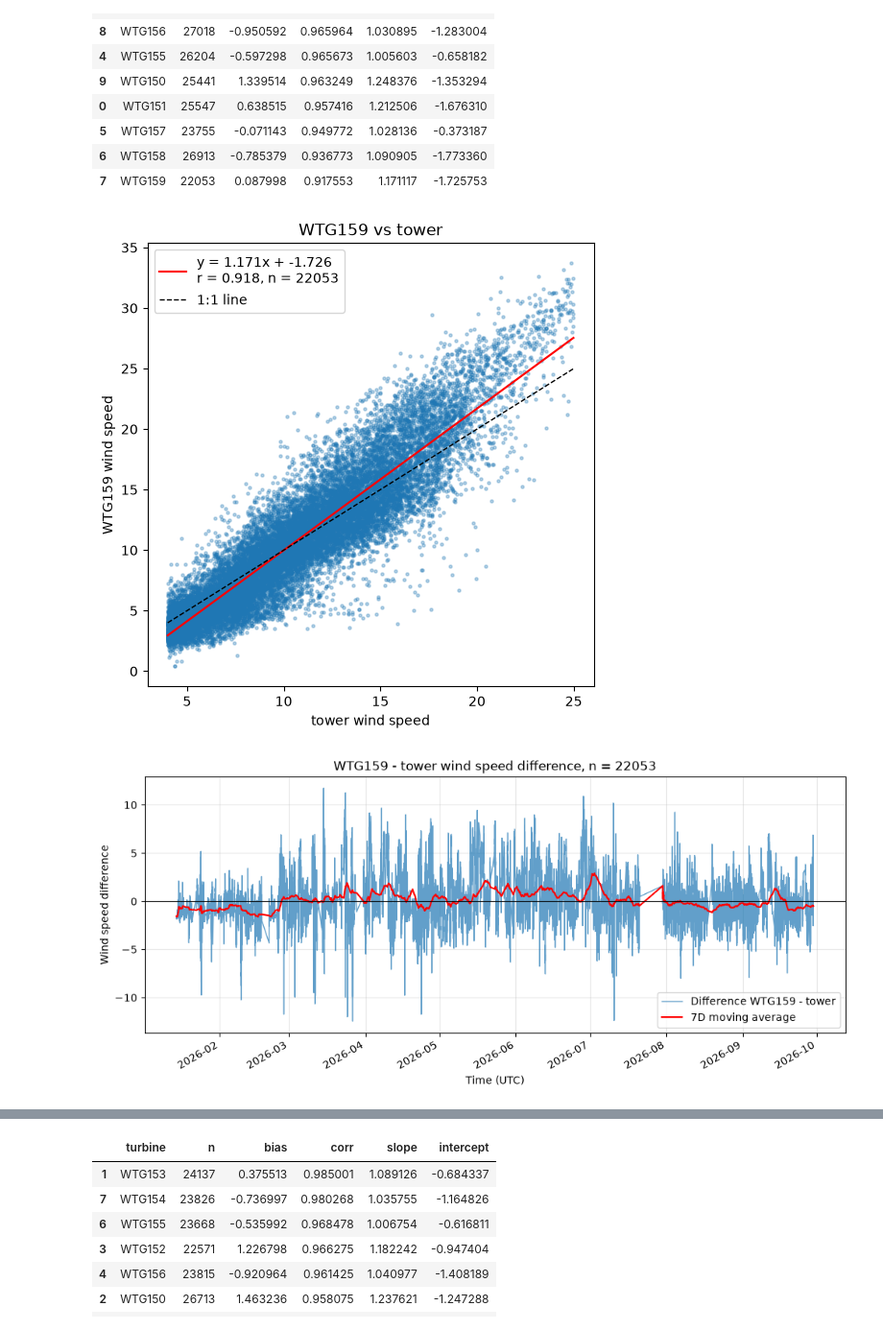
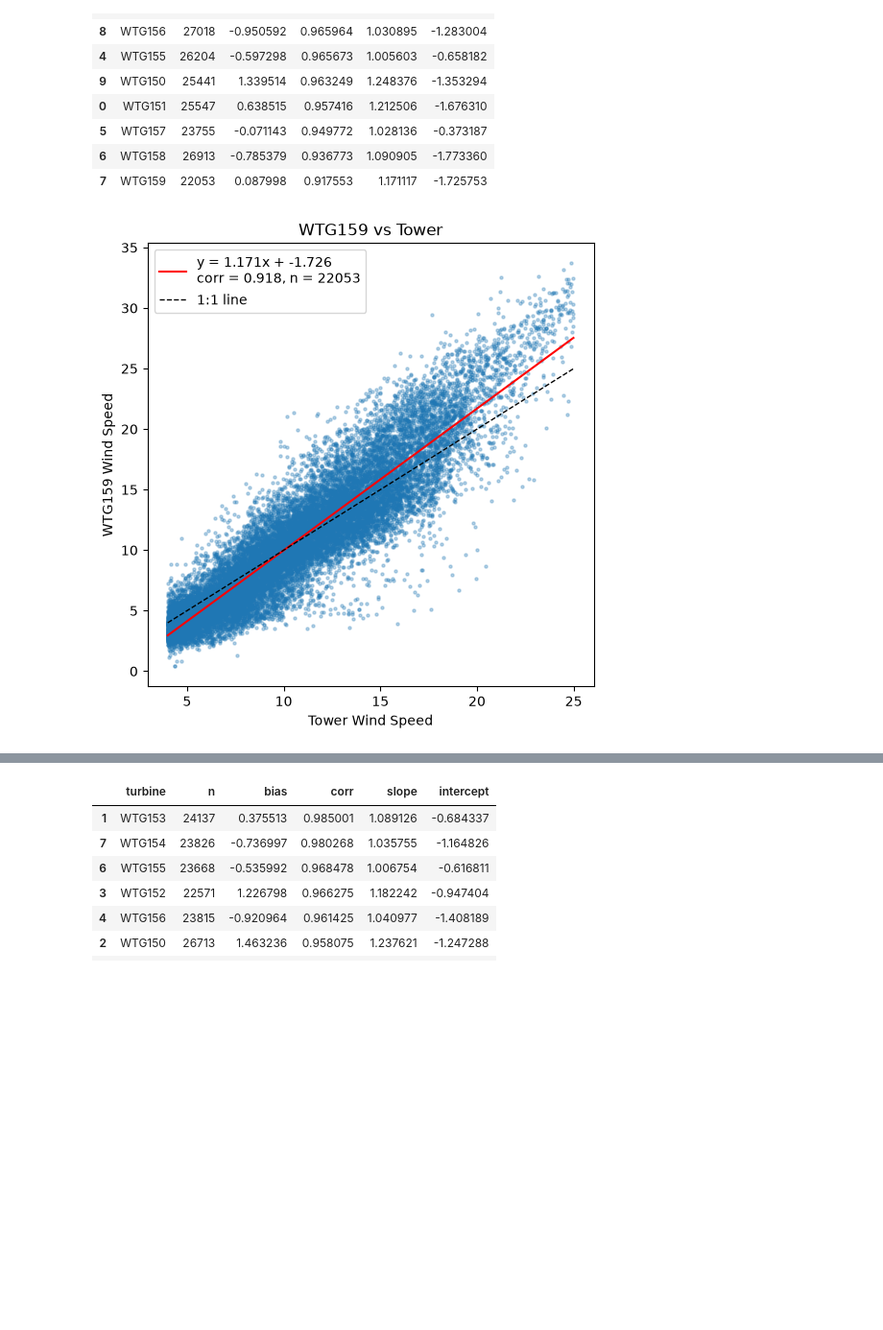
Before and after one commit to Aiden-Badalamenti3/CU-Capstone-Project, a Jupyter notebook: notebooks/carter_notebooks/power_curve.ipynb, the cells around one changed output, grey strips where cells are left out. Shown at 96% size. Drawn from its saved outputs; the diff is of its cells as text; code cells hidden in the pictures; blank space fills up the shorter version.

```diff
--- a/notebooks/carter_notebooks/power_curve.ipynb
+++ b/notebooks/carter_notebooks/power_curve.ipynb
@@ -22,7 +22,7 @@ def add_metmast(data, metmast, wp_column = 'mm_wind_speed_hh'):
     cols = ['turbine', 'utc', 'wind_speed']
 
     metmast['wind_speed'] = metmast[wp_column]
-    metmast['turbine'] = 'tower'
+    metmast['turbine'] = 'Tower'
 
     a = data[cols].assign(utc = lambda d: pd.to_datetime(d['utc'], utc = True))
     b = metmast[cols].assign(utc = lambda d: pd.to_datetime(d['utc'], utc = True))
@@ -32,7 +32,7 @@ def add_metmast(data, metmast, wp_column = 'mm_wind_speed_hh'):
     group_ranges = {1: (150, 159), 2: (161, 169), 3: (170, 177),
                 4: (178, 181), 5: (182, 192), 6: (193, 197)}
     rows = [(f"WTG{n}", g) for g, (lo, hi) in group_ranges.items() for n in range(lo, hi + 1)]
-    rows.append(('tower', 1))
+    rows.append(('Tower', 1))
     grouping = pd.DataFrame(rows, columns = ['turbine', 'group'])
 
     combined_all = combined.merge(grouping, on = 'turbine', how = 'left').sort_values('utc', ignore_index = True)
@@ -231,9 +231,9 @@ def plot_pair(data, turbine, reference, month = None, low = None, up = None):
     period = f', {month}' if month is not None else ''
     fig, ax = plt.subplots(figsize = (6, 6))
     ax.scatter(x, y, s = 5, alpha = 0.3)
-    ax.plot(xs, slope * xs + intercept, color = 'red', label = f'y = {slope:.3f}x + {intercept:.3f}\nr = {x.corr(y):.3f}, n = {len(p)}')
+    ax.plot(xs, slope * xs + intercept, color = 'red', label = f'y = {slope:.3f}x + {intercept:.3f}\ncorr = {x.corr(y):.3f}, n = {len(p)}')
     ax.plot(xs, xs, 'k--', lw = 1, label = '1:1 line')
-    ax.set(xlabel = f'{reference} wind speed', ylabel = f'{turbine} wind speed', title = f'{turbine} vs {reference}{period}')
+    ax.set(xlabel = f'{reference} Wind Speed', ylabel = f'{turbine} Wind Speed', title = f'{turbine} vs {reference}{period}')
     ax.legend()
     plt.show()
 # %%
@@ -453,8 +624,7 @@ group_metrics(data = scada_metmast, group = 1, reference = 'tower', low = 4, up
 | 6 | WTG158 | 26913 | -0.785379 | 0.936773 | 1.090905 | -1.773360 |
 | 7 | WTG159 | 22053 | 0.087998 | 0.917553 | 1.171117 | -1.725753 |
 # %%
-summary_plots(data = scada_metmast, turbine = 'WTG159', reference = 'tower', low = 4, up = 25)
+plot_pair(data = scada_metmast, turbine = 'WTG159', reference = 'Tower', low = 4, up = 25)
 # %% [output]
-[figure, old version]
+[figure, new version]
-[figure, removed]
 # %%
```
Also changed, not shown: parts of 36 cells of this notebook, 2 other files.
